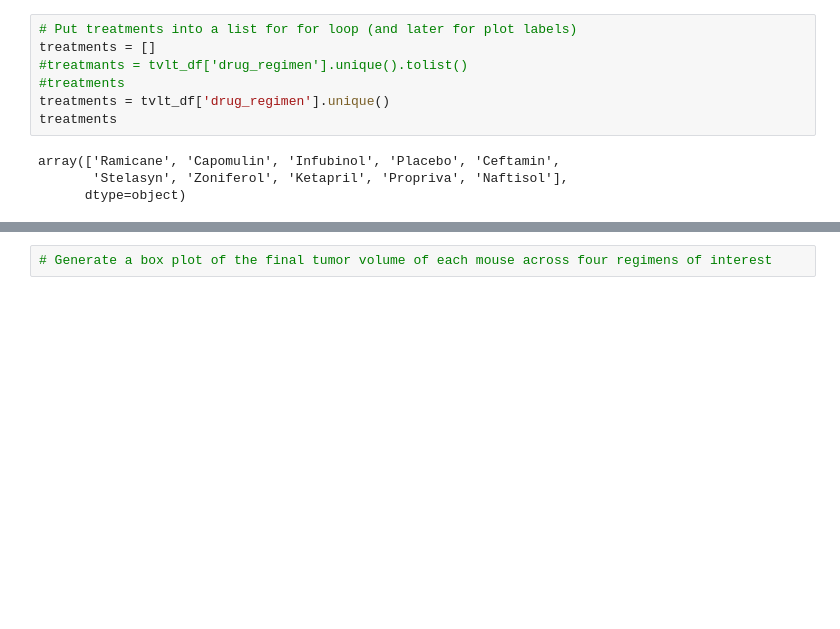
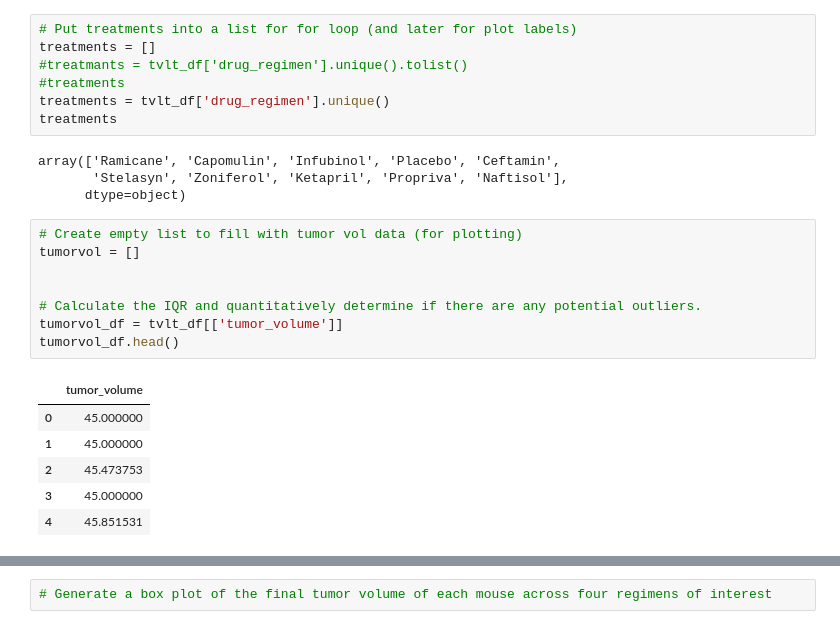
Before and after one commit to usa4148/the-power-of-plots, a Jupyter notebook: pymaceuticals_starter.ipynb, the cells around one changed output, grey strips where cells are left out. Cells and saved outputs as stored; diff of their text form; blank space fills up the shorter version.

Commit message:
Moving through quartiles+, outliers and boxplots

```diff
--- a/pymaceuticals_starter.ipynb
+++ b/pymaceuticals_starter.ipynb
@@ -271,3 +271,18 @@ treatments
 array(['Ramicane', 'Capomulin', 'Infubinol', 'Placebo', 'Ceftamin',
        'Stelasyn', 'Zoniferol', 'Ketapril', 'Propriva', 'Naftisol'],
       dtype=object)
+# %%
+# Create empty list to fill with tumor vol data (for plotting)
+tumorvol = []
+
+
+# Calculate the IQR and quantitatively determine if there are any potential outliers.
+tumorvol_df = tvlt_df[['tumor_volume']]
+tumorvol_df.head()
+# %% [output]
+|  | tumor_volume |
+| 0 | 45.000000 |
+| 1 | 45.000000 |
+| 2 | 45.473753 |
+| 3 | 45.000000 |
+| 4 | 45.851531 |
```
Also changed, not shown: parts of 2 cells of this notebook.
